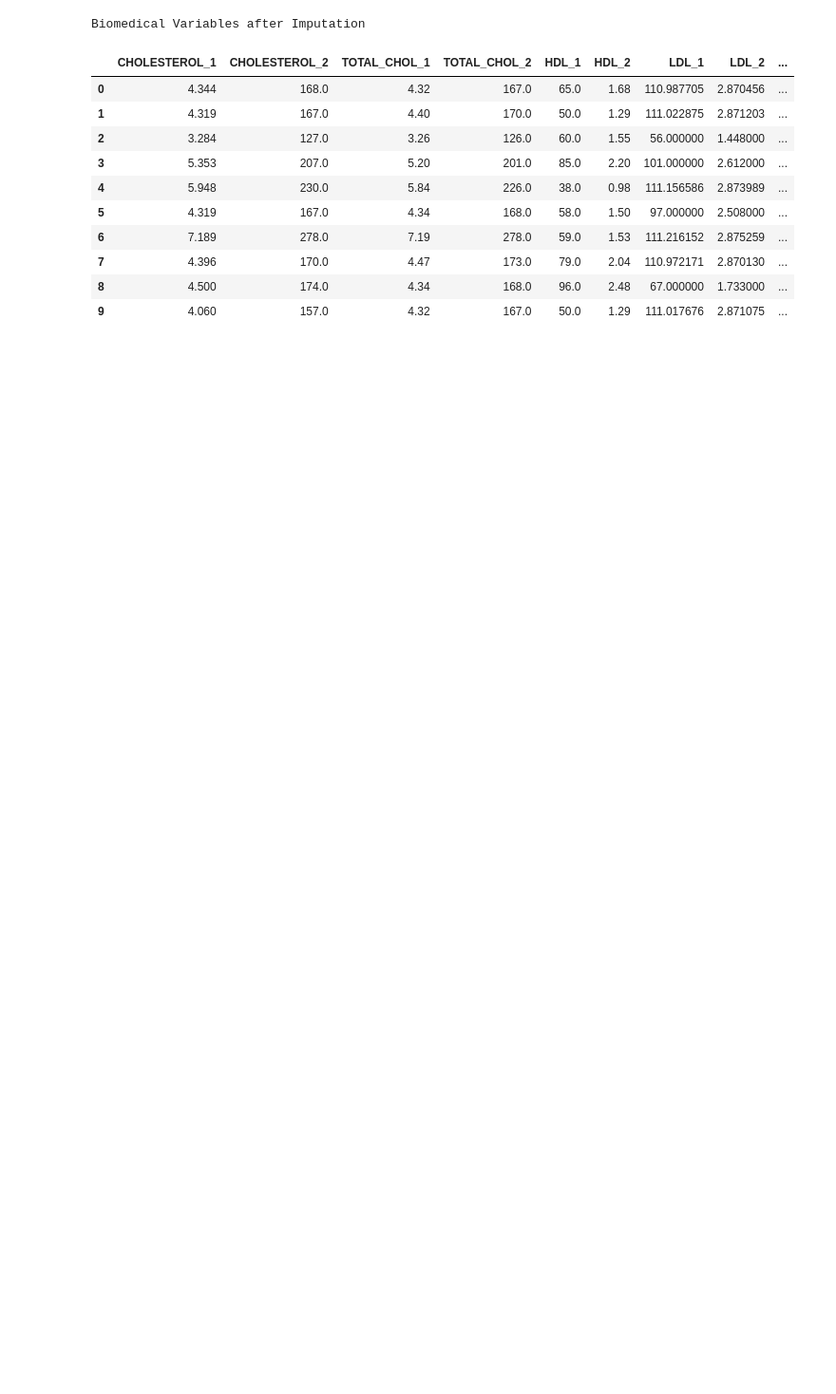
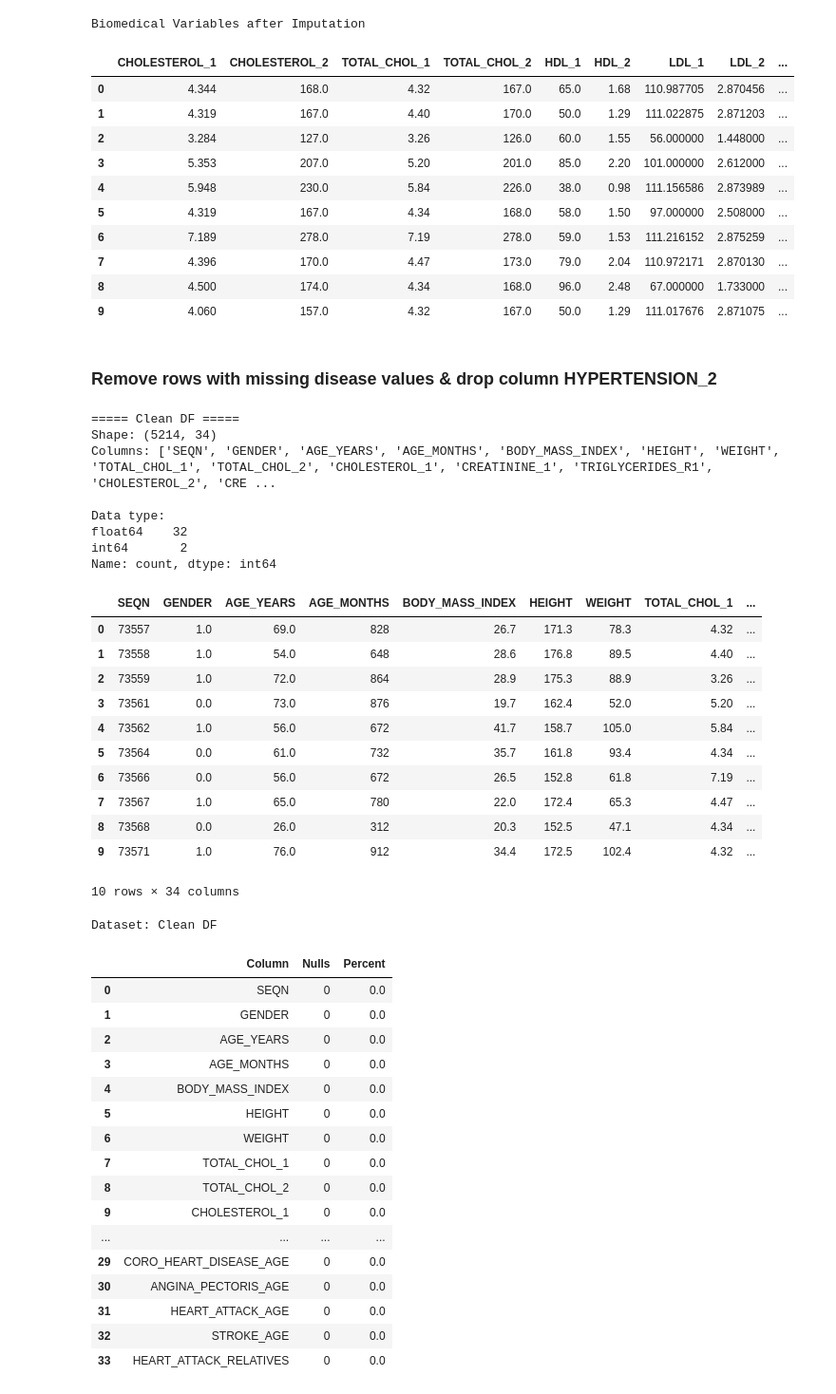
Before and after one commit to FrancoPalavicinoG/cellia, a Jupyter notebook: notebooks/02_ETL.ipynb, the cells around one changed output. Shown at 95% size. Drawn from its saved outputs; the diff is of its cells as text; code cells hidden in the pictures; blank space fills up the shorter version.

```diff
--- a/notebooks/02_ETL.ipynb
+++ b/notebooks/02_ETL.ipynb
@@ -539,3 +548,57 @@ Biomedical Variables after Imputation
 | 7 | 4.396 | 170.0 | 4.47 | 173.0 | 79.0 | 2.04 | 110.972171 | 2.870130 | ... |
 | 8 | 4.500 | 174.0 | 4.34 | 168.0 | 96.0 | 2.48 | 67.000000 | 1.733000 | ... |
 | 9 | 4.060 | 157.0 | 4.32 | 167.0 | 50.0 | 1.29 | 111.017676 | 2.871075 | ... |
+# %% [markdown]
+### Remove rows with missing disease values & drop column HYPERTENSION_2
+# %%
+binary_disease_cols = [
+    "HYPERTENSION_1", "HIGH_CHOLESTEROL", "HEART_FAILURE", "CORO_HEART_DISEASE",
+    "ANGINA_PECTORIS", "HEART_ATTACK", "STROKE"
+]
+# %%
+df_clean = df.dropna(subset=binary_disease_cols)
+# %%
+df_clean = df_clean.drop(columns=['HYPERTENSION_2'])
+# %%
+basic_eda(df_clean, "Clean DF")
+display(df_clean.head(10))
+null_summary(df_clean, "Clean DF")
+# %% [output]
+===== Clean DF =====
+Shape: (5214, 34)
+Columns: ['SEQN', 'GENDER', 'AGE_YEARS', 'AGE_MONTHS', 'BODY_MASS_INDEX', 'HEIGHT', 'WEIGHT', 'TOTAL_CHOL_1', 'TOTAL_CHOL_2', 'CHOLESTEROL_1', 'CREATININE_1', 'TRIGLYCERIDES_R1', 'CHOLESTEROL_2', 'CRE ...
+
+Data type:
+float64    32
+int64       2
+Name: count, dtype: int64
+|  | SEQN | GENDER | AGE_YEARS | AGE_MONTHS | BODY_MASS_INDEX | HEIGHT | WEIGHT | TOTAL_CHOL_1 | ... |
+| 0 | 73557 | 1.0 | 69.0 | 828 | 26.7 | 171.3 | 78.3 | 4.32 | ... |
+| 1 | 73558 | 1.0 | 54.0 | 648 | 28.6 | 176.8 | 89.5 | 4.40 | ... |
+| 2 | 73559 | 1.0 | 72.0 | 864 | 28.9 | 175.3 | 88.9 | 3.26 | ... |
+| 3 | 73561 | 0.0 | 73.0 | 876 | 19.7 | 162.4 | 52.0 | 5.20 | ... |
+| 4 | 73562 | 1.0 | 56.0 | 672 | 41.7 | 158.7 | 105.0 | 5.84 | ... |
+| 5 | 73564 | 0.0 | 61.0 | 732 | 35.7 | 161.8 | 93.4 | 4.34 | ... |
+| 6 | 73566 | 0.0 | 56.0 | 672 | 26.5 | 152.8 | 61.8 | 7.19 | ... |
+| 7 | 73567 | 1.0 | 65.0 | 780 | 22.0 | 172.4 | 65.3 | 4.47 | ... |
+| 8 | 73568 | 0.0 | 26.0 | 312 | 20.3 | 152.5 | 47.1 | 4.34 | ... |
+| 9 | 73571 | 1.0 | 76.0 | 912 | 34.4 | 172.5 | 102.4 | 4.32 | ... |
+10 rows × 34 columns
+Dataset: Clean DF
+|  | Column | Nulls | Percent |
+| 0 | SEQN | 0 | 0.0 |
+| 1 | GENDER | 0 | 0.0 |
+| 2 | AGE_YEARS | 0 | 0.0 |
+| 3 | AGE_MONTHS | 0 | 0.0 |
+| 4 | BODY_MASS_INDEX | 0 | 0.0 |
+| 5 | HEIGHT | 0 | 0.0 |
+| 6 | WEIGHT | 0 | 0.0 |
+| 7 | TOTAL_CHOL_1 | 0 | 0.0 |
+| 8 | TOTAL_CHOL_2 | 0 | 0.0 |
+| 9 | CHOLESTEROL_1 | 0 | 0.0 |
+| ... | ... | ... | ... |
+| 29 | CORO_HEART_DISEASE_AGE | 0 | 0.0 |
+| 30 | ANGINA_PECTORIS_AGE | 0 | 0.0 |
+| 31 | HEART_ATTACK_AGE | 0 | 0.0 |
+| 32 | STROKE_AGE | 0 | 0.0 |
+| 33 | HEART_ATTACK_RELATIVES | 0 | 0.0 |
```
Also changed, not shown: parts of 5 cells of this notebook.
